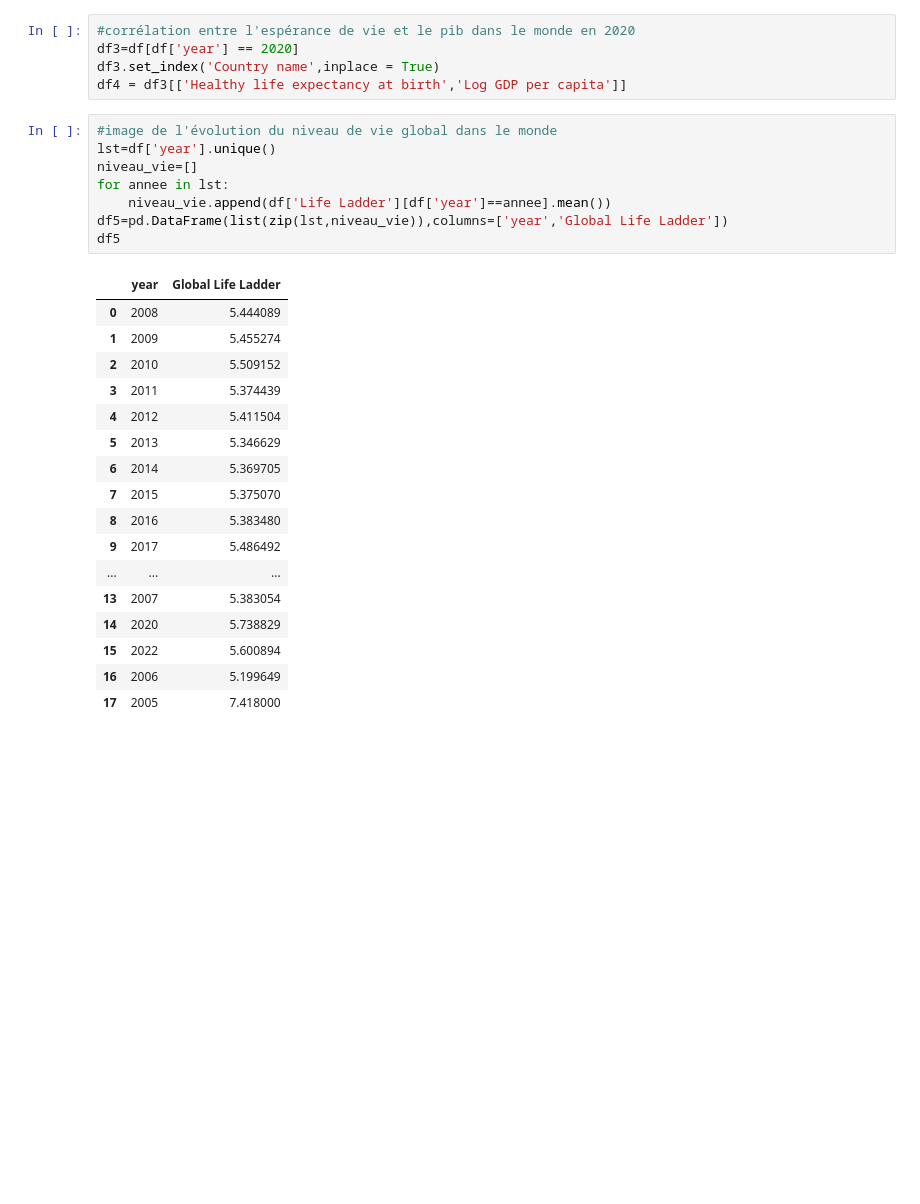
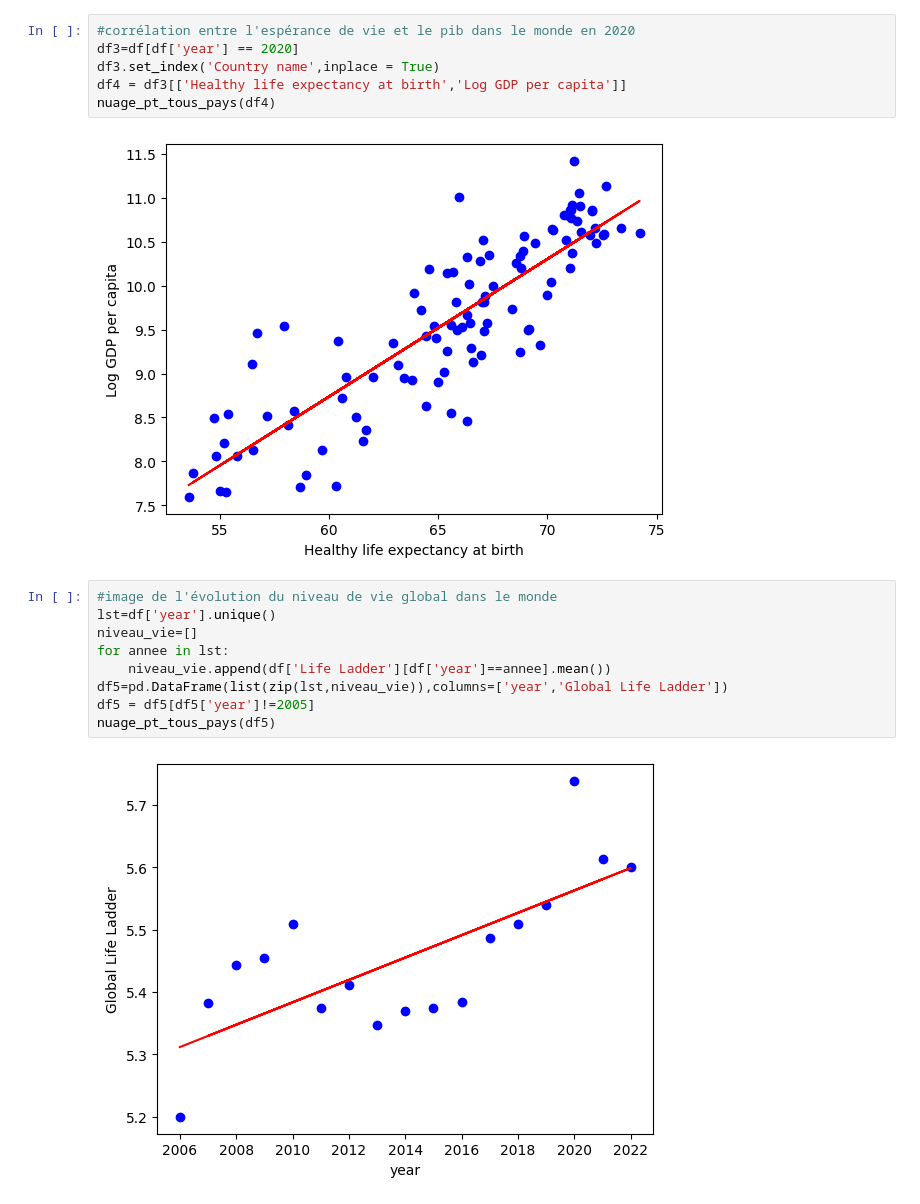
Before and after one commit to vincentheynderickx/pe-hackathon, a Jupyter notebook: note_courbes.ipynb, the cells around one changed output. Saved outputs shown, nothing was run; the diff lists cells and outputs as text; blank space fills up the shorter version.

```diff
--- a/note_courbes.ipynb
+++ b/note_courbes.ipynb
@@ -68,8 +63,11 @@ df2
 # %%
 #corrélation entre l'espérance de vie et le pib dans le monde en 2020
 df3=df[df['year'] == 2020]
 df3.set_index('Country name',inplace = True)
 df4 = df3[['Healthy life expectancy at birth','Log GDP per capita']]
+nuage_pt_tous_pays(df4)
+# %% [output]
+[figure, added]
 # %%
 #image de l'évolution du niveau de vie global dans le monde
 lst=df['year'].unique()
@@ -77,22 +75,7 @@ niveau_vie=[]
 for annee in lst:
     niveau_vie.append(df['Life Ladder'][df['year']==annee].mean())
 df5=pd.DataFrame(list(zip(lst,niveau_vie)),columns=['year','Global Life Ladder'])
-df5
+df5 = df5[df5['year']!=2005]
+nuage_pt_tous_pays(df5)
 # %% [output]
-|  | year | Global Life Ladder |
-| 0 | 2008 | 5.444089 |
-| 1 | 2009 | 5.455274 |
-| 2 | 2010 | 5.509152 |
-| 3 | 2011 | 5.374439 |
-| 4 | 2012 | 5.411504 |
-| 5 | 2013 | 5.346629 |
-| 6 | 2014 | 5.369705 |
-| 7 | 2015 | 5.375070 |
-| 8 | 2016 | 5.383480 |
-| 9 | 2017 | 5.486492 |
-| ... | ... | ... |
-| 13 | 2007 | 5.383054 |
-| 14 | 2020 | 5.738829 |
-| 15 | 2022 | 5.600894 |
-| 16 | 2006 | 5.199649 |
-| 17 | 2005 | 7.418000 |
+[figure, added]
```
Also changed, not shown: parts of 5 cells of this notebook, 1 other file.
